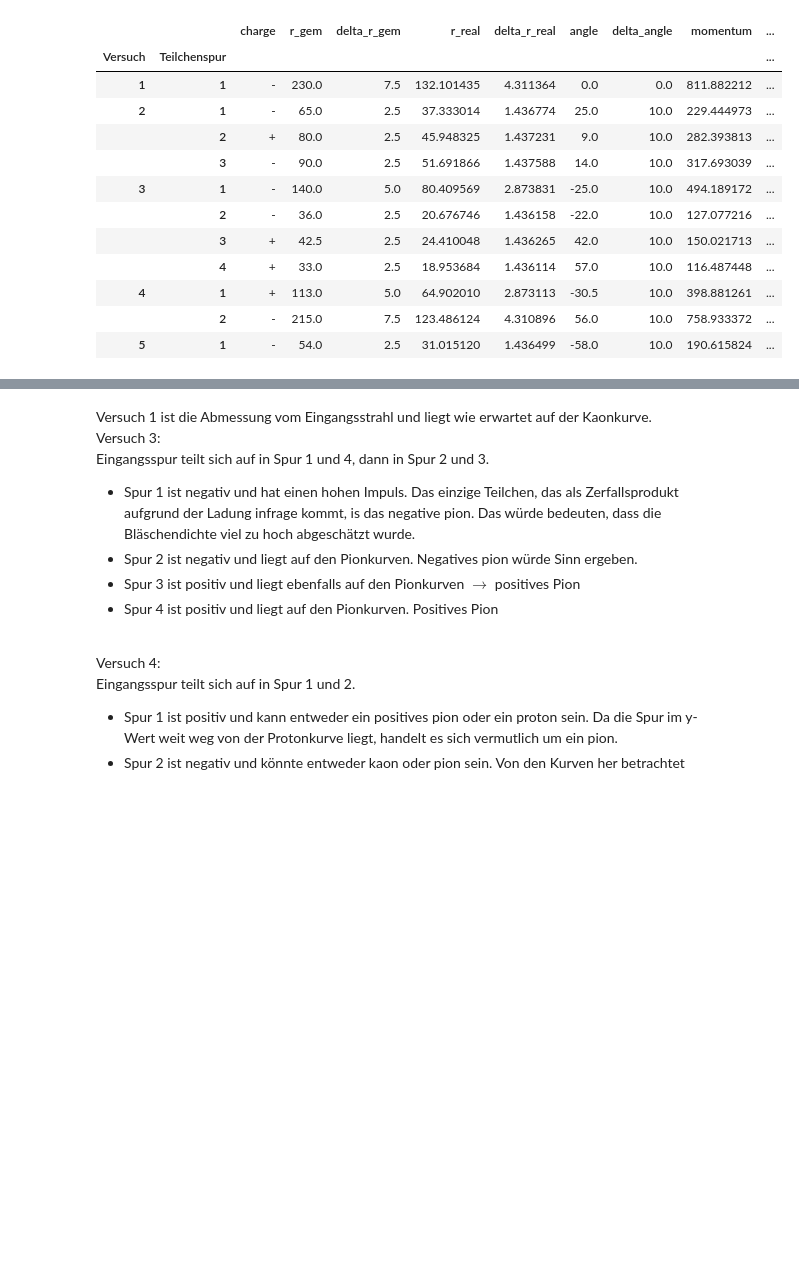
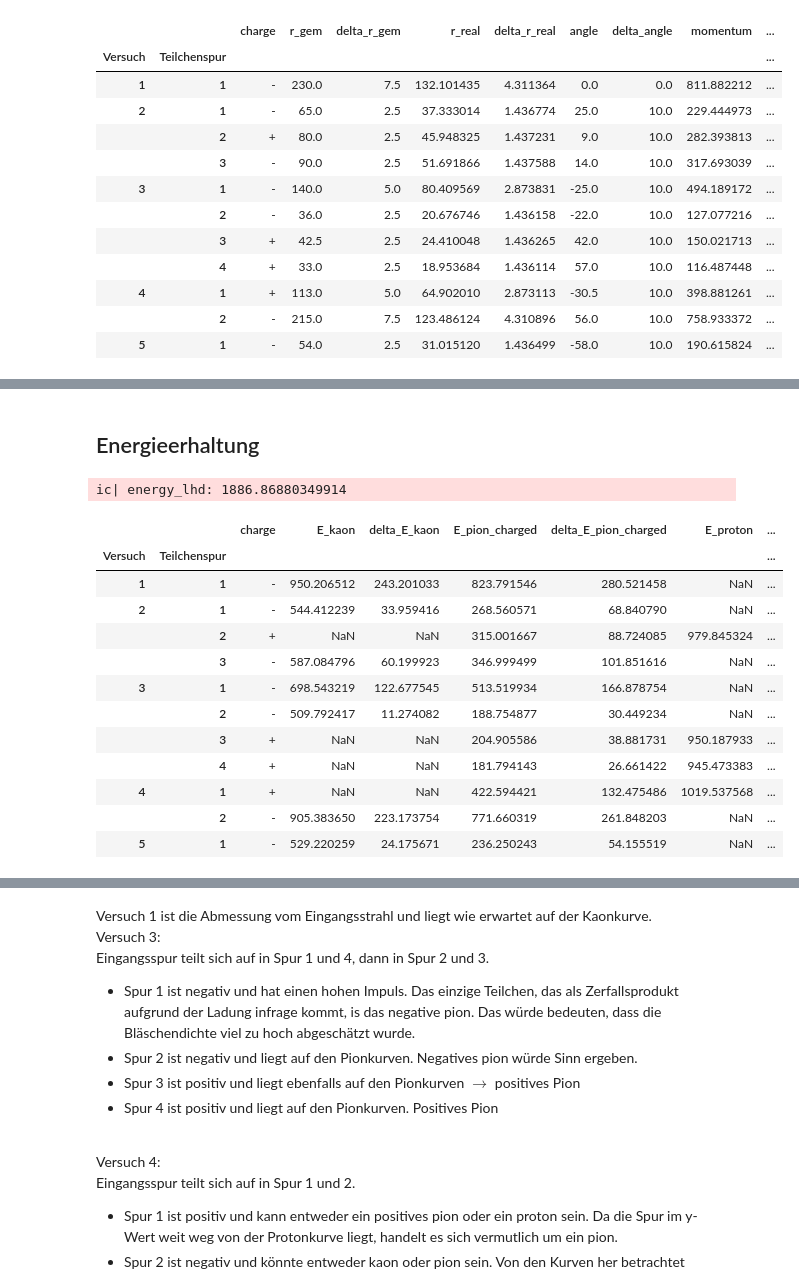
Before and after one commit to WackAlley/worksheet, a Jupyter notebook: labcourse21/calcsheet.ipynb, the cells around one changed output, grey strips where cells are left out. Saved outputs shown, nothing was run; the diff lists cells and outputs as text; code cells hidden in the pictures; blank space fills up the shorter version.

```diff
--- a/labcourse21/calcsheet.ipynb
+++ b/labcourse21/calcsheet.ipynb
@@ -509,20 +469,0 @@ errors = [entry for i, entry in enumerate(errors_full) if i != 1 and i != 2 and
-# %%
-# Gesamttabelle mit besseren Bezeichnungen (aufgrund der column Namen nicht für Datenanalyse geeignet)
-total_df.columns = ['Ladung',
-                    f'r$_{{gem}} [cm]$', f'$\\Delta r_{{gem}} [cm]$',
-                    f'$r_{{real}} [cm]$', f'$\\Delta r_{{real}} [cm]$',
-                    f'Winkel $\\phi [\u00B0]$', f'$\\Delta \\phi [\u00B0]$',
-                    f'$p [\\frac{{MeV}}{{c}}]$', f'$\\Delta p [\\frac{{MeV}}{{c}}]$',
-                    f'$\\rho_{{Bl}}$', f'$\\Delta \\rho_{{Bl}}$']
-
-latex_table = total_df.to_latex(
-    index=True,
-    escape=False,
-    caption="Parameterwerte für die Impulsberechnung mittels Kinematik. 1 und 2: Topologie 300, 3: Topologie 201, 4: Topologie 200, 5: Topologie 100",
-    label="tab:momentumkinematic",
-    position="H",
-    column_format="llrrrrrrrrrrr",
-    float_format="{:0.4f}".format)
-
-# print(latex_table)
-total_df
@@ -571,0 +497,2 @@ latex_table = df_total_2.to_latex(
+# %% [markdown]
+## Energieerhaltung
@@ -571,0 +511,52 @@ latex_table = df_total_2.to_latex(
+# %%
+# Energieerhaltung
+def energy(momentum, mass):
+    return np.sqrt(momentum**2 + mass**2)
+
+def delta_energy(momentum, delta_momentum, mass):
+    rootterm = (momentum**2 + mass**2)**(-1/2)
+    return rootterm * momentum * delta_momentum
+
+kaon_energy = energy(total_df['momentum'], mass_kaon)
+delta_kaon_energy = delta_energy(total_df['momentum'], total_df['delta_momentum'], mass_kaon)
+pion_energy = energy(total_df['momentum'], mass_pion_charged)
+delta_pion_energy = delta_energy(total_df['momentum'], total_df['delta_momentum'], mass_pion_charged)
+proton_energy = energy(total_df['momentum'], mass_proton)
+delta_proton_energy = delta_energy(total_df['momentum'], total_df['delta_momentum'], mass_proton)
+
+# Energiewertetablle
+energy_df = pd.DataFrame({
+        "charge": total_df['charge'],
+        "E_kaon": kaon_energy,
+        "delta_E_kaon" : delta_kaon_energy,
+        "E_pion_charged": pion_energy,
+        "delta_E_pion_charged" : delta_pion_energy,
+        "E_proton": proton_energy,
+        "delta_E_proton": delta_proton_energy
+    }, index=pd.MultiIndex.from_arrays([firstindex, secondindex], names=["Versuch", "Teilchenspur"]))
+
+
+# linke Seite
+energy_lhd = energy(momentum_kaon, mass_kaon) + energy(0,mass_proton)
+ic(energy_lhd)
+# rechte Seite
+
+# Versuch 2, Kontrolle
+energy_df.loc[energy_df['charge'] == '+', ['E_kaon', 'delta_E_kaon']] = np.nan
+energy_df.loc[energy_df['charge'] == '-', ['E_proton', 'delta_E_proton']] = np.nan
+energy_df
+# %% [output]
+ic| energy_lhd: 1886.86880349914
+|  |  | charge | E_kaon | delta_E_kaon | E_pion_charged | delta_E_pion_charged | E_proton | ... |
+| Versuch | Teilchenspur |  |  |  |  |  |  | ... |
+| 1 | 1 | - | 950.206512 | 243.201033 | 823.791546 | 280.521458 | NaN | ... |
+| 2 | 1 | - | 544.412239 | 33.959416 | 268.560571 | 68.840790 | NaN | ... |
+|  | 2 | + | NaN | NaN | 315.001667 | 88.724085 | 979.845324 | ... |
+|  | 3 | - | 587.084796 | 60.199923 | 346.999499 | 101.851616 | NaN | ... |
+| 3 | 1 | - | 698.543219 | 122.677545 | 513.519934 | 166.878754 | NaN | ... |
+|  | 2 | - | 509.792417 | 11.274082 | 188.754877 | 30.449234 | NaN | ... |
+|  | 3 | + | NaN | NaN | 204.905586 | 38.881731 | 950.187933 | ... |
+|  | 4 | + | NaN | NaN | 181.794143 | 26.661422 | 945.473383 | ... |
+| 4 | 1 | + | NaN | NaN | 422.594421 | 132.475486 | 1019.537568 | ... |
+|  | 2 | - | 905.383650 | 223.173754 | 771.660319 | 261.848203 | NaN | ... |
+| 5 | 1 | - | 529.220259 | 24.175671 | 236.250243 | 54.155519 | NaN | ... |
```
Also changed, not shown: parts of 35 cells of this notebook, 3 other files.
